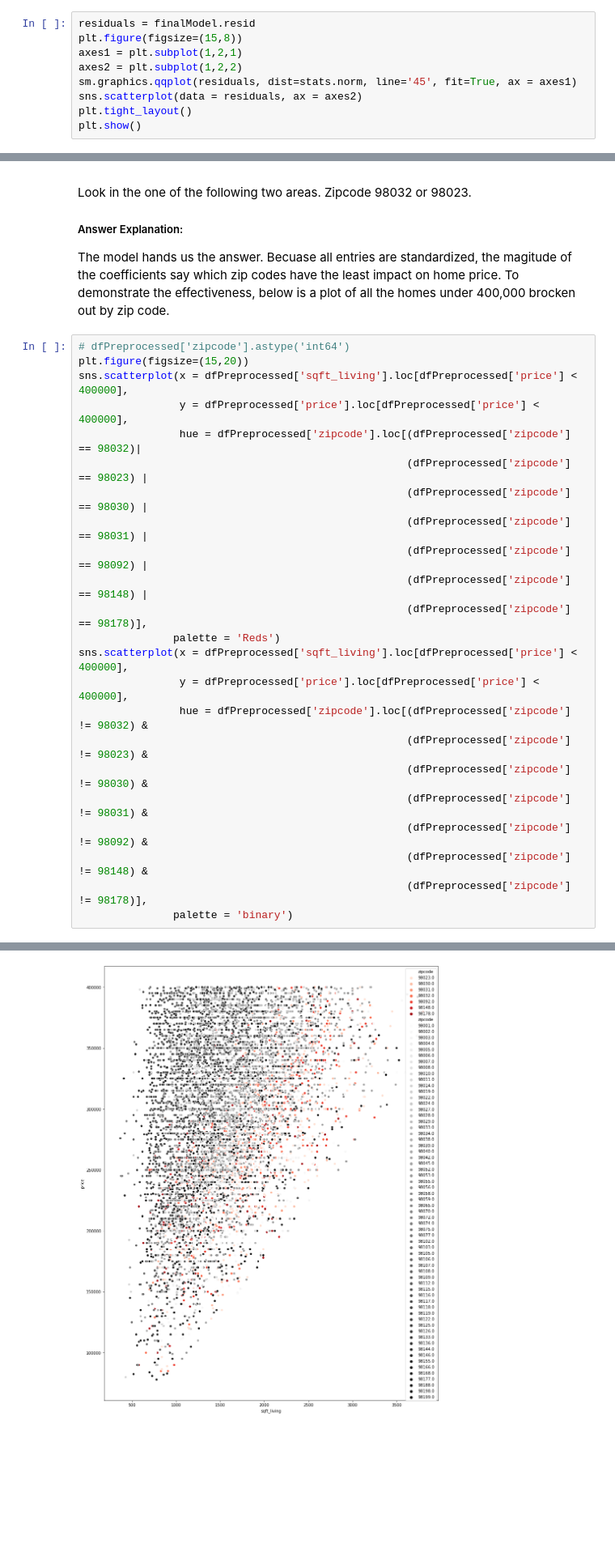
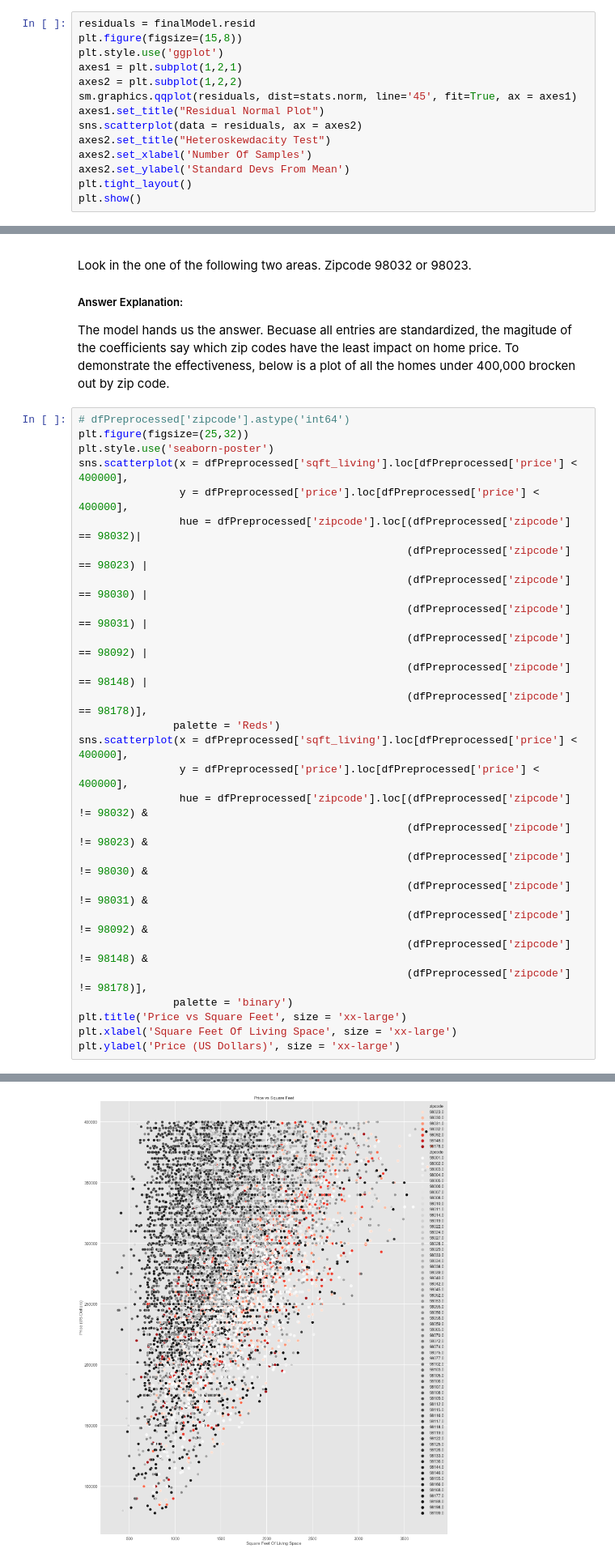
Before and after one commit to minthammock/dsc-mod-2-project-v2-1-onl01-dtsc-pt-041320, a Jupyter notebook: student.ipynb, the cells around one changed output, grey strips where cells are left out. Shown at 81% size. Cells and saved outputs as stored; diff of their text form; blank space fills up the shorter version.

```diff
--- a/student.ipynb
+++ b/student.ipynb
@@ -890,10 +894,15 @@ pd.set_option('display.max_rows', 30)
 # %%
 residuals = finalModel.resid
 plt.figure(figsize=(15,8))
+plt.style.use('ggplot')
 axes1 = plt.subplot(1,2,1)
 axes2 = plt.subplot(1,2,2)
 sm.graphics.qqplot(residuals, dist=stats.norm, line='45', fit=True, ax = axes1)
+axes1.set_title("Residual Normal Plot")
 sns.scatterplot(data = residuals, ax = axes2)
+axes2.set_title("Heteroskewdacity Test")
+axes2.set_xlabel('Number Of Samples')
+axes2.set_ylabel('Standard Devs From Mean')
 plt.tight_layout()
 plt.show()
 # %% [output]
@@ -936,7 +947,8 @@ Look in the one of the following two areas. Zipcode 98032 or 98023.
 The model hands us the answer. Becuase all entries are standardized, the magitude of the coefficients say which zip codes have the least impact on home price. To demonstrate the effectiveness, below is a plot of all the homes under 400,000 brocken out by zip code.
 # %%
 # dfPreprocessed['zipcode'].astype('int64')
-plt.figure(figsize=(15,20))
+plt.figure(figsize=(25,32))
+plt.style.use('seaborn-poster')
 sns.scatterplot(x = dfPreprocessed['sqft_living'].loc[dfPreprocessed['price'] < 400000],
                 y = dfPreprocessed['price'].loc[dfPreprocessed['price'] < 400000],
                 hue = dfPreprocessed['zipcode'].loc[(dfPreprocessed['zipcode'] == 98032)|
@@ -957,4 +969,7 @@ sns.scatterplot(x = dfPreprocessed['sqft_living'].loc[dfPreprocessed['price'] <
                                                     (dfPreprocessed['zipcode'] != 98148) &
                                                     (dfPreprocessed['zipcode'] != 98178)],
                palette = 'binary')
+plt.title('Price vs Square Feet', size = 'xx-large')
+plt.xlabel('Square Feet Of Living Space', size = 'xx-large')
+plt.ylabel('Price (US Dollars)', size = 'xx-large')
 # %% [output]
@@ -962 +977 @@ sns.scatterplot(x = dfPreprocessed['sqft_living'].loc[dfPreprocessed['price'] <
-[figure, old version]
+[figure, new version]
```
Also changed, not shown: parts of 18 cells of this notebook, 1 other file.
